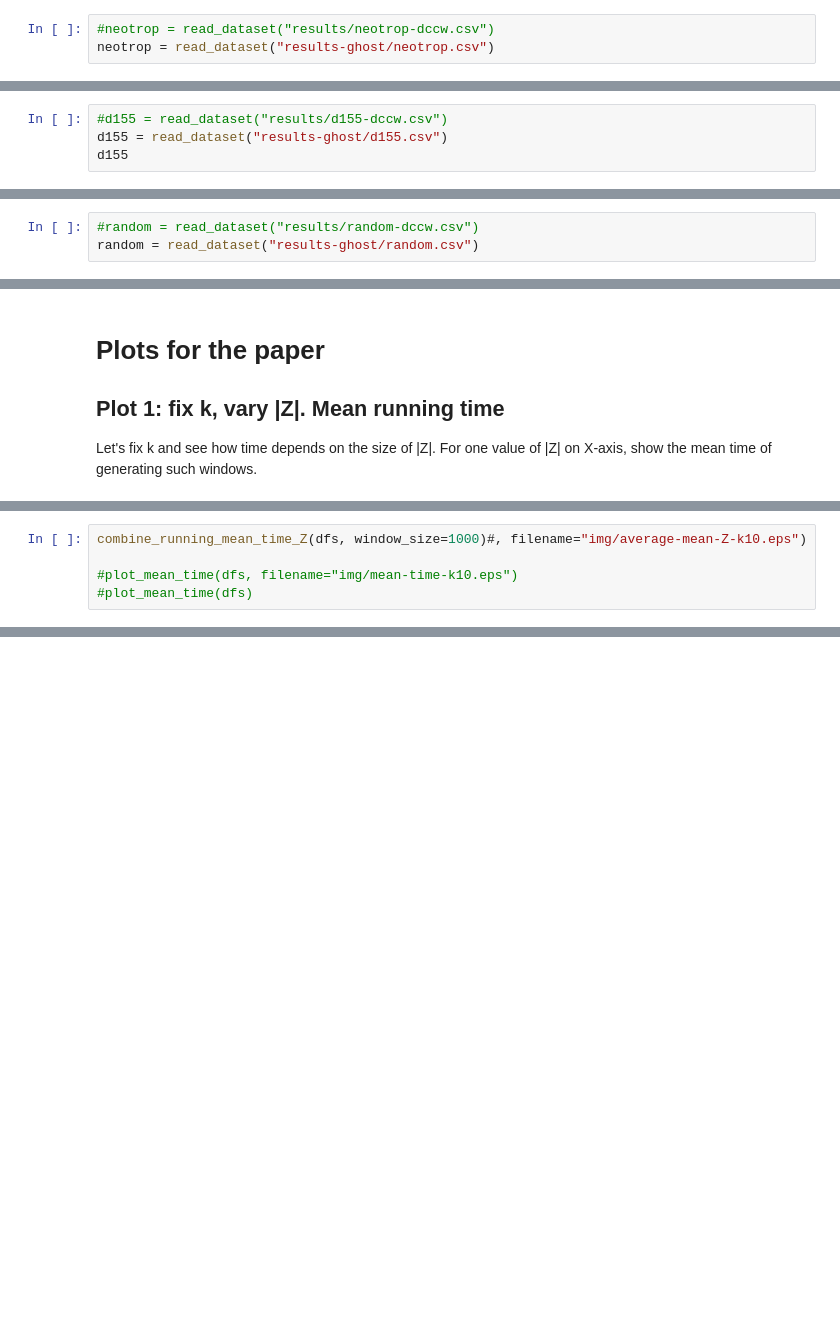
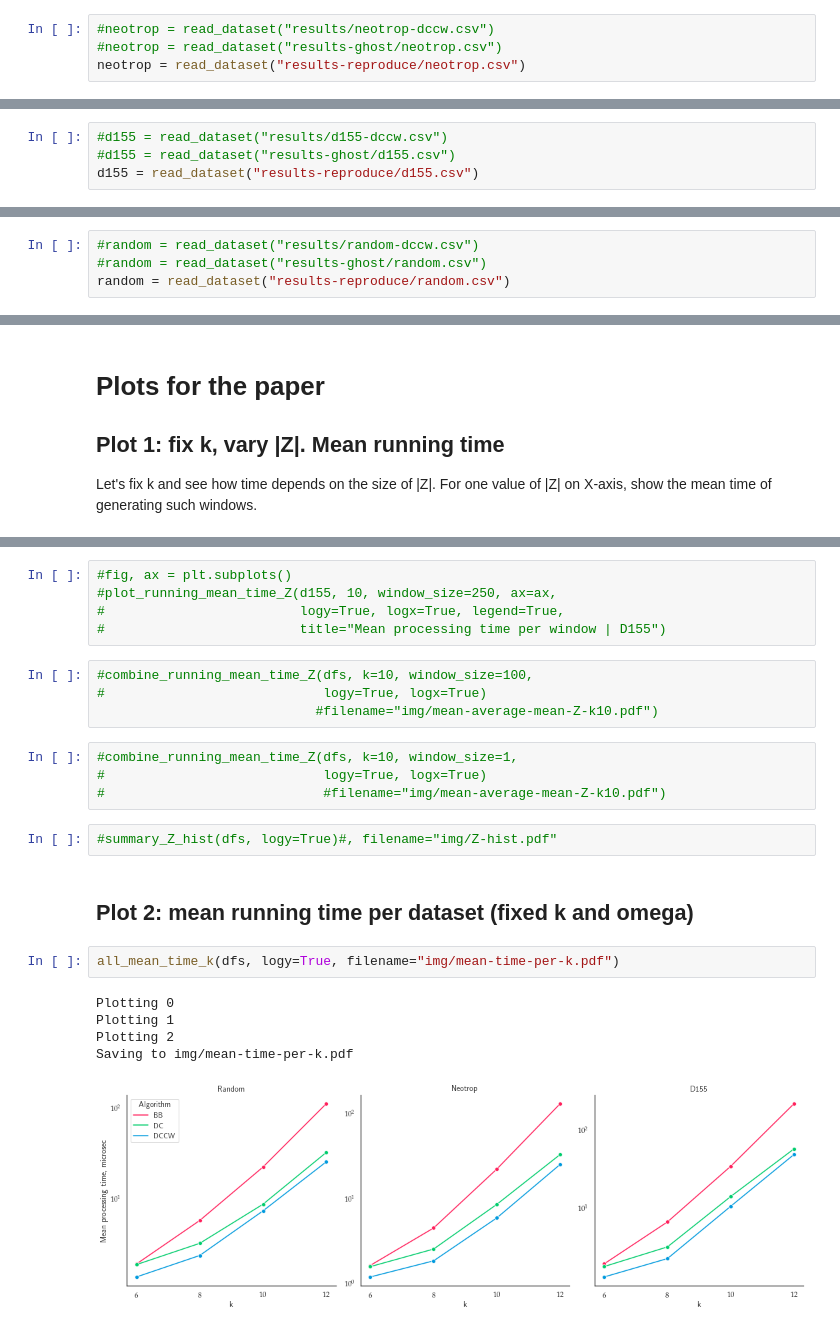
Before and after one commit to nromashchenko/pk-algs, a Jupyter notebook: plots_clean.ipynb, the cells around one changed output, grey strips where cells are left out. Drawn from its saved outputs; the diff is of its cells as text; blank space fills up the shorter version.

```diff
--- a/plots_clean.ipynb
+++ b/plots_clean.ipynb
@@ -387,12 +353,13 @@ def plot_total_time(dfs, **kwargs):
 Measurements made for 100 random ghost nodes of Neotrop. Nodes are the same for both algorithms. All windows of the alignment are considered for every node. Time measurements: microseconds per window
 # %%
 #neotrop = read_dataset("results/neotrop-dccw.csv")
-neotrop = read_dataset("results-ghost/neotrop.csv")
+#neotrop = read_dataset("results-ghost/neotrop.csv")
+neotrop = read_dataset("results-reproduce/neotrop.csv")
 # %% [markdown]
 ### D155 (HCV)
 
 100 random ghost nodes
 # %%
 #d155 = read_dataset("results/d155-dccw.csv")
-d155 = read_dataset("results-ghost/d155.csv")
-d155
+#d155 = read_dataset("results-ghost/d155.csv")
+d155 = read_dataset("results-reproduce/d155.csv")
@@ -416,6 +369,7 @@ d155
 Alignment length = 1000
 # %%
 #random = read_dataset("results/random-dccw.csv")
-random = read_dataset("results-ghost/random.csv")
+#random = read_dataset("results-ghost/random.csv")
+random = read_dataset("results-reproduce/random.csv")
 # %%
 dfs = list(zip(["Random", "Neotrop", "D155"], [random, neotrop, d155]))
@@ -456,5 +380,0 @@ NoneType
-# %%
-combine_running_mean_time_Z(dfs, window_size=1000)#, filename="img/average-mean-Z-k10.eps")
-
-#plot_mean_time(dfs, filename="img/mean-time-k10.eps")
-#plot_mean_time(dfs)
@@ -623,0 +392,25 @@ plot2_collection(neotrop_bl, True, sample_size=1000)
+# %%
+#fig, ax = plt.subplots()
+#plot_running_mean_time_Z(d155, 10, window_size=250, ax=ax,
+#                         logy=True, logx=True, legend=True,
+#                         title="Mean processing time per window | D155")
+# %%
+#combine_running_mean_time_Z(dfs, k=10, window_size=100,
+#                            logy=True, logx=True)
+                            #filename="img/mean-average-mean-Z-k10.pdf")
+# %%
+#combine_running_mean_time_Z(dfs, k=10, window_size=1,
+#                            logy=True, logx=True)
+#                            #filename="img/mean-average-mean-Z-k10.pdf")
+# %%
+#summary_Z_hist(dfs, logy=True)#, filename="img/Z-hist.pdf"
+# %% [markdown]
+## Plot 2: mean running time per dataset (fixed k and omega)
+# %%
+all_mean_time_k(dfs, logy=True, filename="img/mean-time-per-k.pdf")
+# %% [output]
+Plotting 0
+Plotting 1
+Plotting 2
+Saving to img/mean-time-per-k.pdf
+[figure, added]
```
Also changed, not shown: parts of 79 cells of this notebook, 3 other files.
